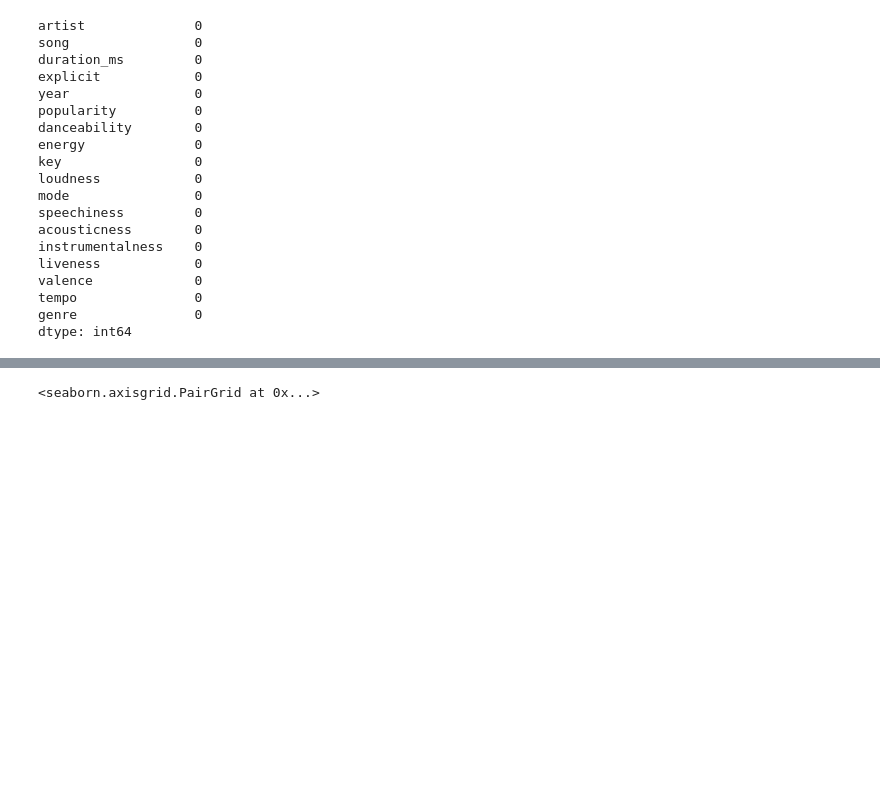
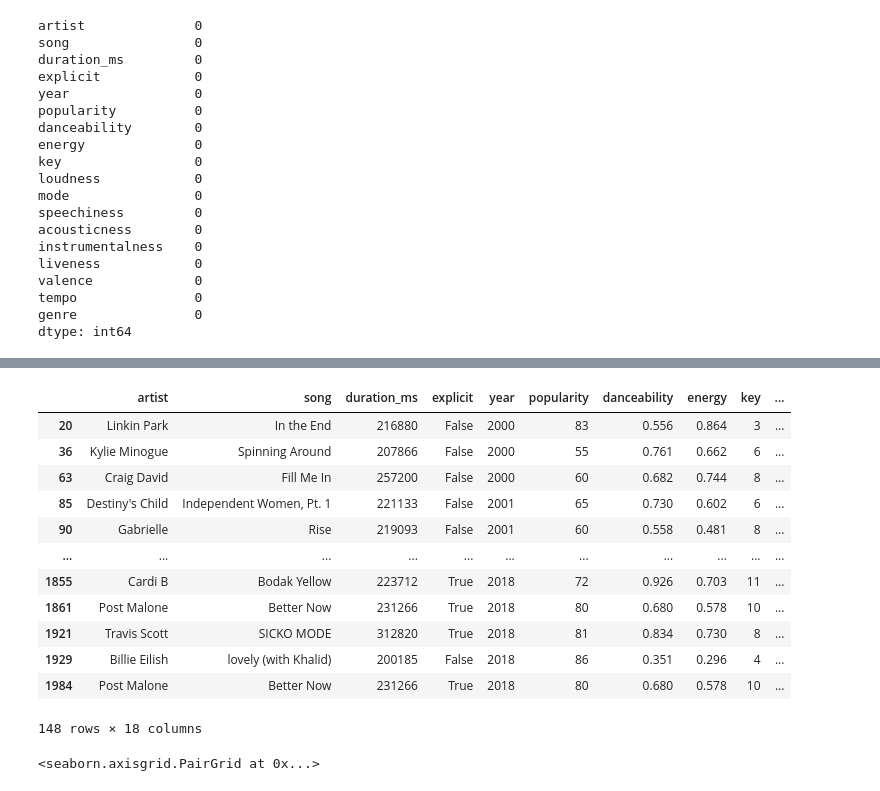
Before and after one commit to alexfloripavieira/neo-evolution-project-group-3, a Jupyter notebook: project-group-3.ipynb, the cells around one changed output, grey strips where cells are left out. Cells and saved outputs as stored; diff of their text form; code cells hidden in the pictures; blank space fills up the shorter version.

```diff
--- a/project-group-3.ipynb
+++ b/project-group-3.ipynb
@@ -110,0 +128,19 @@ dtype: int64
+# %%
+from sqlalchemy import false
+
+
+df[df.duplicated(subset=['artist', 'song'], keep=False)]
+# %% [output]
+|  | artist | song | duration_ms | explicit | year | popularity | danceability | energy | key | ... |
+| 20 | Linkin Park | In the End | 216880 | False | 2000 | 83 | 0.556 | 0.864 | 3 | ... |
+| 36 | Kylie Minogue | Spinning Around | 207866 | False | 2000 | 55 | 0.761 | 0.662 | 6 | ... |
+| 63 | Craig David | Fill Me In | 257200 | False | 2000 | 60 | 0.682 | 0.744 | 8 | ... |
+| 85 | Destiny's Child | Independent Women, Pt. 1 | 221133 | False | 2001 | 65 | 0.730 | 0.602 | 6 | ... |
+| 90 | Gabrielle | Rise | 219093 | False | 2001 | 60 | 0.558 | 0.481 | 8 | ... |
+| ... | ... | ... | ... | ... | ... | ... | ... | ... | ... | ... |
+| 1855 | Cardi B | Bodak Yellow | 223712 | True | 2018 | 72 | 0.926 | 0.703 | 11 | ... |
+| 1861 | Post Malone | Better Now | 231266 | True | 2018 | 80 | 0.680 | 0.578 | 10 | ... |
+| 1921 | Travis Scott | SICKO MODE | 312820 | True | 2018 | 81 | 0.834 | 0.730 | 8 | ... |
+| 1929 | Billie Eilish | lovely (with Khalid) | 200185 | False | 2018 | 86 | 0.351 | 0.296 | 4 | ... |
+| 1984 | Post Malone | Better Now | 231266 | True | 2018 | 80 | 0.680 | 0.578 | 10 | ... |
+148 rows × 18 columns
```
Also changed, not shown: parts of 13 cells of this notebook.
